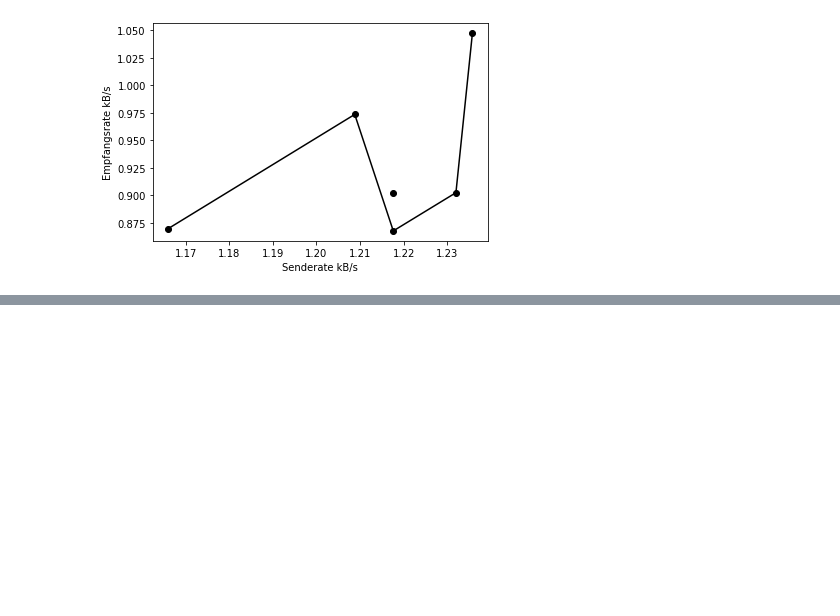
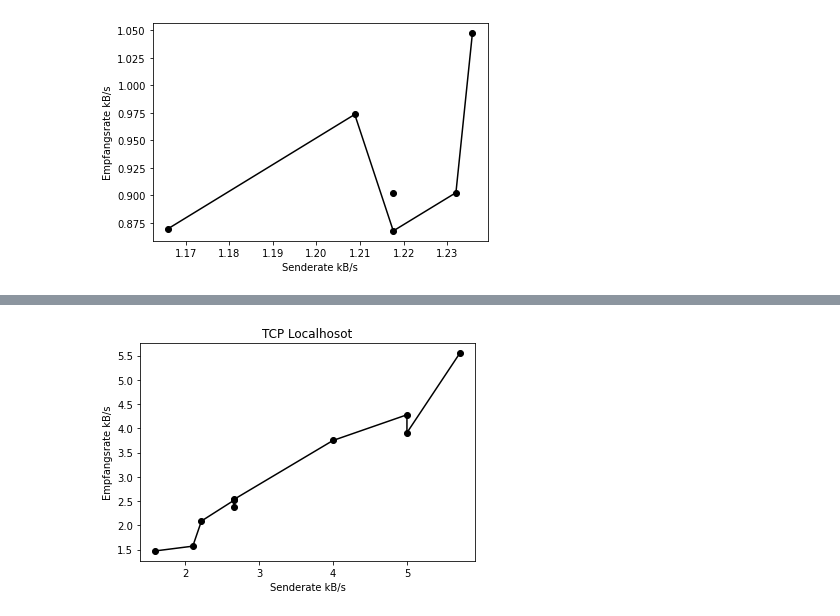
Before and after one commit to AllCatchingEye/Netzwerke_02, a Jupyter notebook: src/abgabe6/messungen.ipynb, the cells around one changed output, grey strips where cells are left out. Cells and saved outputs as stored; diff of their text form; code cells hidden in the pictures; blank space fills up the shorter version.

```diff
--- a/src/abgabe6/messungen.ipynb
+++ b/src/abgabe6/messungen.ipynb
@@ -70,0 +70,39 @@ plt.show()
+# %%
+tcp_server = [
+    1.4739200000000001,
+    1.5718095238095238,
+    2.090222222222222,
+    2.5216,
+    2.3695,
+    2.539733333333333,
+    3.7496,
+    4.279111111111112,
+    3.9095999999999997,
+    5.547428571428571
+]
+
+tcp_sender = [
+    1.6,
+    2.1052631578947367,
+    2.2222222222222223,
+    2.6666666666666665,
+    2.6666666666666665,
+    2.6666666666666665,
+    4.0,
+    5.0,
+    5.0,
+    5.714285714285714
+]
+
+median_server = np.median(tcp_server)
+median_sender = np.median(tcp_sender)
+std_server = np.std(tcp_server)
+std_sender = np.std(tcp_sender)
+
+plt.plot(tcp_sender, tcp_server, '-ok')
+plt.xlabel('Senderate kB/s')
+plt.ylabel('Empfangsrate kB/s')
+plt.title('TCP Localhosot')
+plt.show()
+# %% [output]
+[figure, added]
```
Also changed, not shown: parts of 2 cells of this notebook, 2 other files.
